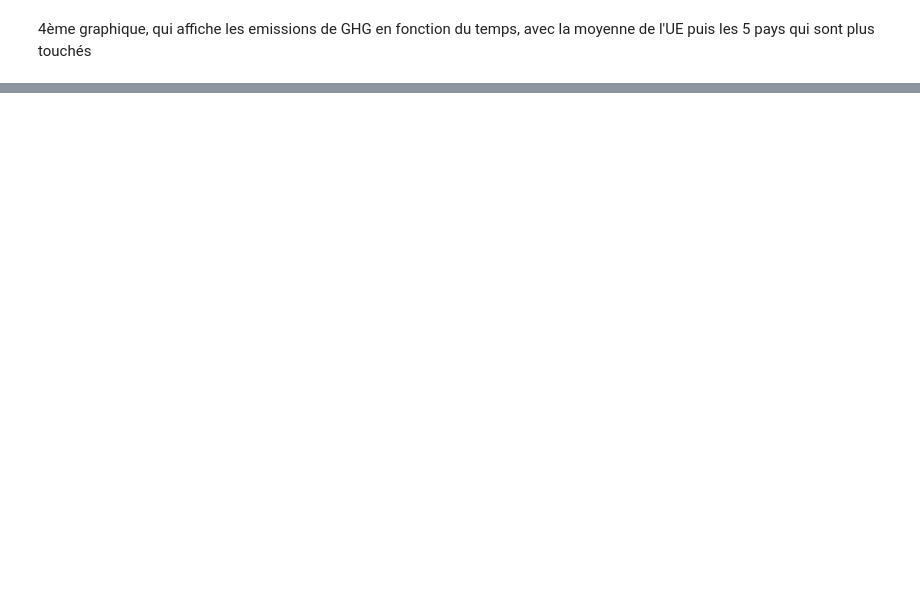
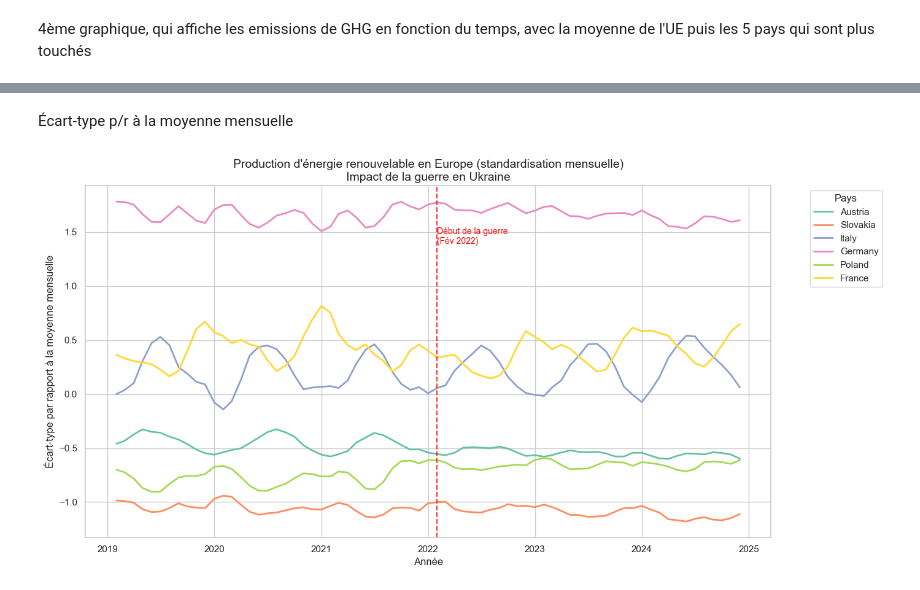
Before and after one commit to RaphLC16/M1EDE, a Jupyter notebook: prod_try.ipynb, the cells around one changed output, grey strips where cells are left out. Saved outputs shown, nothing was run; the diff lists cells and outputs as text; code cells hidden in the pictures; blank space fills up the shorter version.

```diff
--- a/prod_try.ipynb
+++ b/prod_try.ipynb
@@ -257,0 +463,70 @@ plt.show()
+# %% [markdown]
+Écart-type p/r à la moyenne mensuelle
+# %%
+import pandas as pd
+import matplotlib.pyplot as plt
+import seaborn as sns
+
+# Set plot style
+sns.set_theme(style="whitegrid")
+
+# Load data
+file_path = "production-by-fuel-type-monthly.csv"
+df = pd.read_csv(file_path)
+
+# Liste des pays
+countries = ['Austria', 'Slovakia', 'Italy', 'Germany', 'Poland', 'France']
+
+# Filtrer les énergies renouvelables et les pays
+df = df[df['siec'] == 'Renewables and biofuels']
+df = df[df['geo'].isin(countries)]
+
+# Dates au bon format
+df['TIME_PERIOD'] = pd.to_datetime(df['TIME_PERIOD'])
+
+# Garder plage temporelle pertinente
+df = df[(df['TIME_PERIOD'] >= '2019-01-01') & (df['TIME_PERIOD'] <= '2025-01-01')]
+
+# Pivot (index = date, colonnes = pays)
+pivot_df = df.pivot_table(index='TIME_PERIOD', columns='geo', values='OBS_VALUE', aggfunc='mean')
+
+# Calcul de la moyenne et écart-type mensuel (ligne par ligne)
+row_means = pivot_df.mean(axis=1)
+row_stds = pivot_df.std(axis=1)
+
+# Standardisation par mois
+pivot_std = (pivot_df.sub(row_means, axis=0)).div(row_stds, axis=0)
+
+# Moyenne glissante sur 3 mois
+pivot_smoothed = pivot_std.rolling(window=3, center=True).mean()
+
+# Tracer le graphique
+plt.figure(figsize=(14, 7))
+palette = sns.color_palette("Set2", n_colors=len(countries))
+
+for idx, country in enumerate(countries):
+    sns.lineplot(
+        x=pivot_smoothed.index,
+        y=pivot_smoothed[country],
+        label=country,
+        linewidth=2,
+        color=palette[idx]
+    )
+
+# Ligne verticale pour la guerre en Ukraine
+war_start = pd.to_datetime('2022-02-01')
+plt.axvline(x=war_start, color='red', linestyle='--', linewidth=1.5, alpha=0.8)
+plt.text(war_start, plt.ylim()[1] * 0.80, 'Début de la guerre\n(Fév 2022)',
+         color='red', fontsize=10, ha='left', va='top', backgroundcolor='none')
+
+# Titres et étiquettes
+plt.title("Production d'énergie renouvelable en Europe (standardisation mensuelle)\nImpact de la guerre en Ukraine", fontsize=14)
+plt.xlabel("Année", fontsize=12)
+plt.ylabel("Écart-type par rapport à la moyenne mensuelle", fontsize=12)
+
+# Légende
+plt.legend(title="Pays", bbox_to_anchor=(1.05, 1), loc='upper left')
+plt.tight_layout()
+plt.show()
+# %% [output]
+[figure, added]
```
Also changed, not shown: parts of 19 cells of this notebook, 6 other files.
